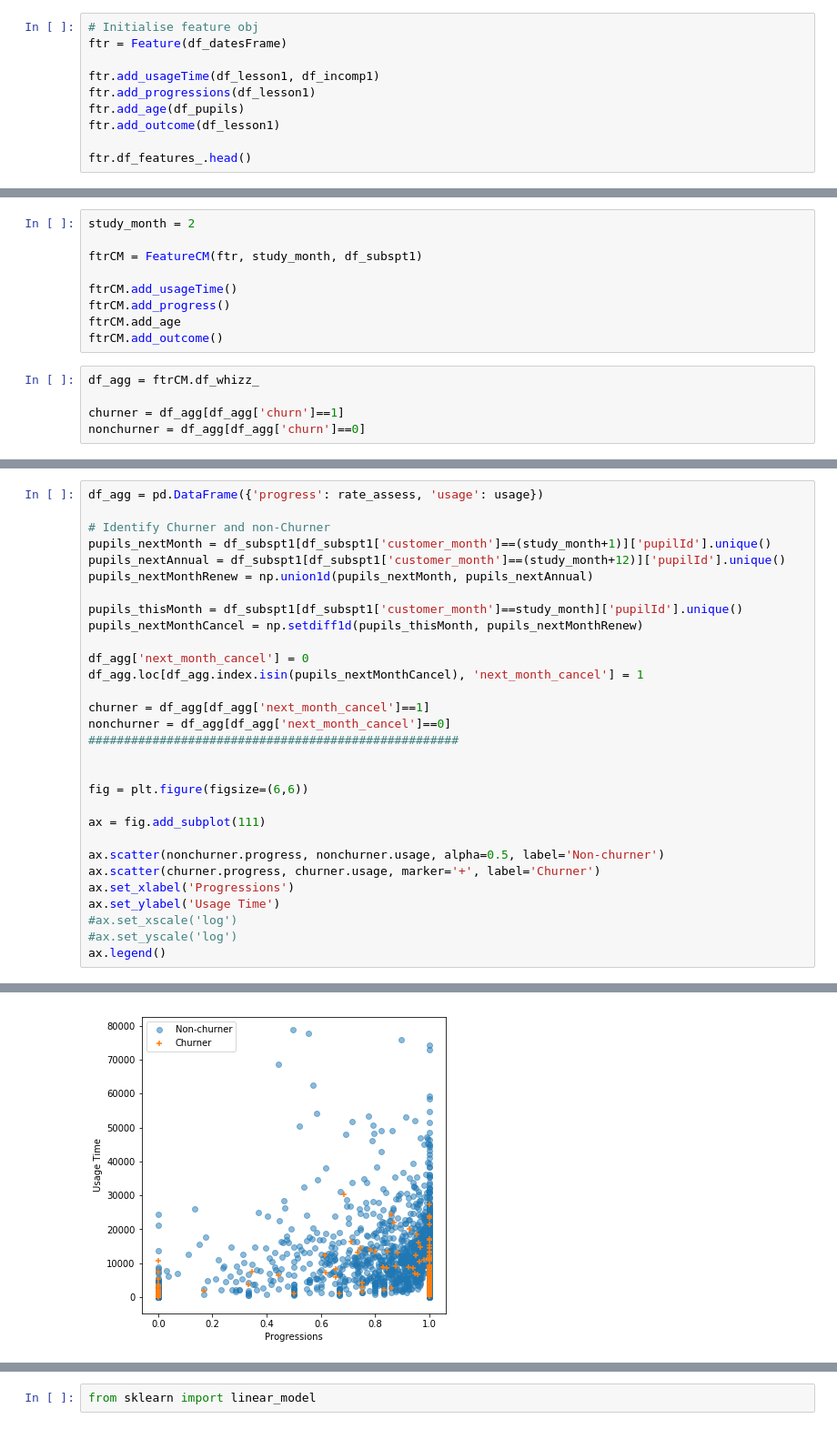
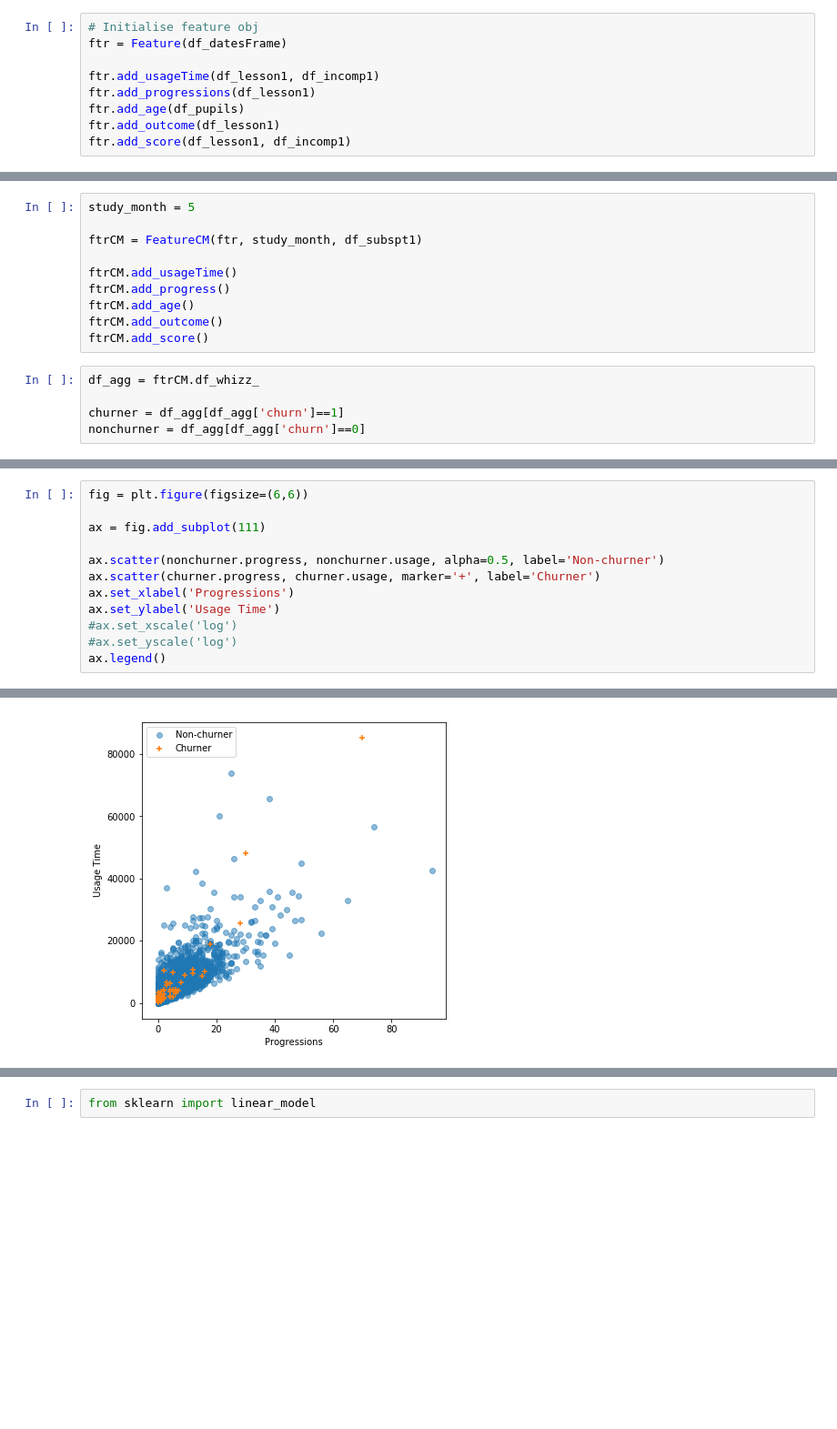
Before and after one commit to vicaws/Whizz, a Jupyter notebook: Code/Churn/Churn/NB_FeatureEngineering.ipynb, the cells around one changed output, grey strips where cells are left out. Shown at 91% size. Saved outputs shown, nothing was run; the diff lists cells and outputs as text; blank space fills up the shorter version.

Commit message:
add function to compute score

```diff
--- a/Code/Churn/Churn/NB_FeatureEngineering.ipynb
+++ b/Code/Churn/Churn/NB_FeatureEngineering.ipynb
@@ -61,8 +61,7 @@ ftr.add_usageTime(df_lesson1, df_incomp1)
 ftr.add_progressions(df_lesson1)
 ftr.add_age(df_pupils)
 ftr.add_outcome(df_lesson1)
-
-ftr.df_features_.head()
+ftr.add_score(df_lesson1, df_incomp1)
 # %% [output]
 + Add feature: usage time.
 + Add feature: progressions.
@@ -78,14 +81,15 @@ ftr.df_features_.head()
 # %% [markdown]
 # Analysis
 # %%
-study_month = 2
+study_month = 5
 
 ftrCM = FeatureCM(ftr, study_month, df_subspt1)
 
 ftrCM.add_usageTime()
 ftrCM.add_progress()
-ftrCM.add_age
+ftrCM.add_age()
 ftrCM.add_outcome()
+ftrCM.add_score()
 # %%
 df_agg = ftrCM.df_whizz_
 
@@ -110,34 +118,16 @@ Text(0.5,0,'Usage')
 # %%
-df_agg = pd.DataFrame({'progress': rate_assess, 'usage': usage})
-
-# Identify Churner and non-Churner
-pupils_nextMonth = df_subspt1[df_subspt1['customer_month']==(study_month+1)]['pupilId'].unique()
-pupils_nextAnnual = df_subspt1[df_subspt1['customer_month']==(study_month+12)]['pupilId'].unique()
-pupils_nextMonthRenew = np.union1d(pupils_nextMonth, pupils_nextAnnual)
-
-pupils_thisMonth = df_subspt1[df_subspt1['customer_month']==study_month]['pupilId'].unique()
-pupils_nextMonthCancel = np.setdiff1d(pupils_thisMonth, pupils_nextMonthRenew)
-
-df_agg['next_month_cancel'] = 0
-df_agg.loc[df_agg.index.isin(pupils_nextMonthCancel), 'next_month_cancel'] = 1
-
-churner = df_agg[df_agg['next_month_cancel']==1]
-nonchurner = df_agg[df_agg['next_month_cancel']==0]
-####################################################
-
-
 fig = plt.figure(figsize=(6,6))
 
 ax = fig.add_subplot(111)
 
 ax.scatter(nonchurner.progress, nonchurner.usage, alpha=0.5, label='Non-churner')
 ax.scatter(churner.progress, churner.usage, marker='+', label='Churner')
 ax.set_xlabel('Progressions')
 ax.set_ylabel('Usage Time')
 #ax.set_xscale('log')
 #ax.set_yscale('log')
 ax.legend()
 # %% [output]
 <matplotlib.legend.Legend at 0x...>
-[figure, old version]
+[figure, new version]
 # %%
```
Also changed, not shown: parts of 9 cells of this notebook, 2 other files.
